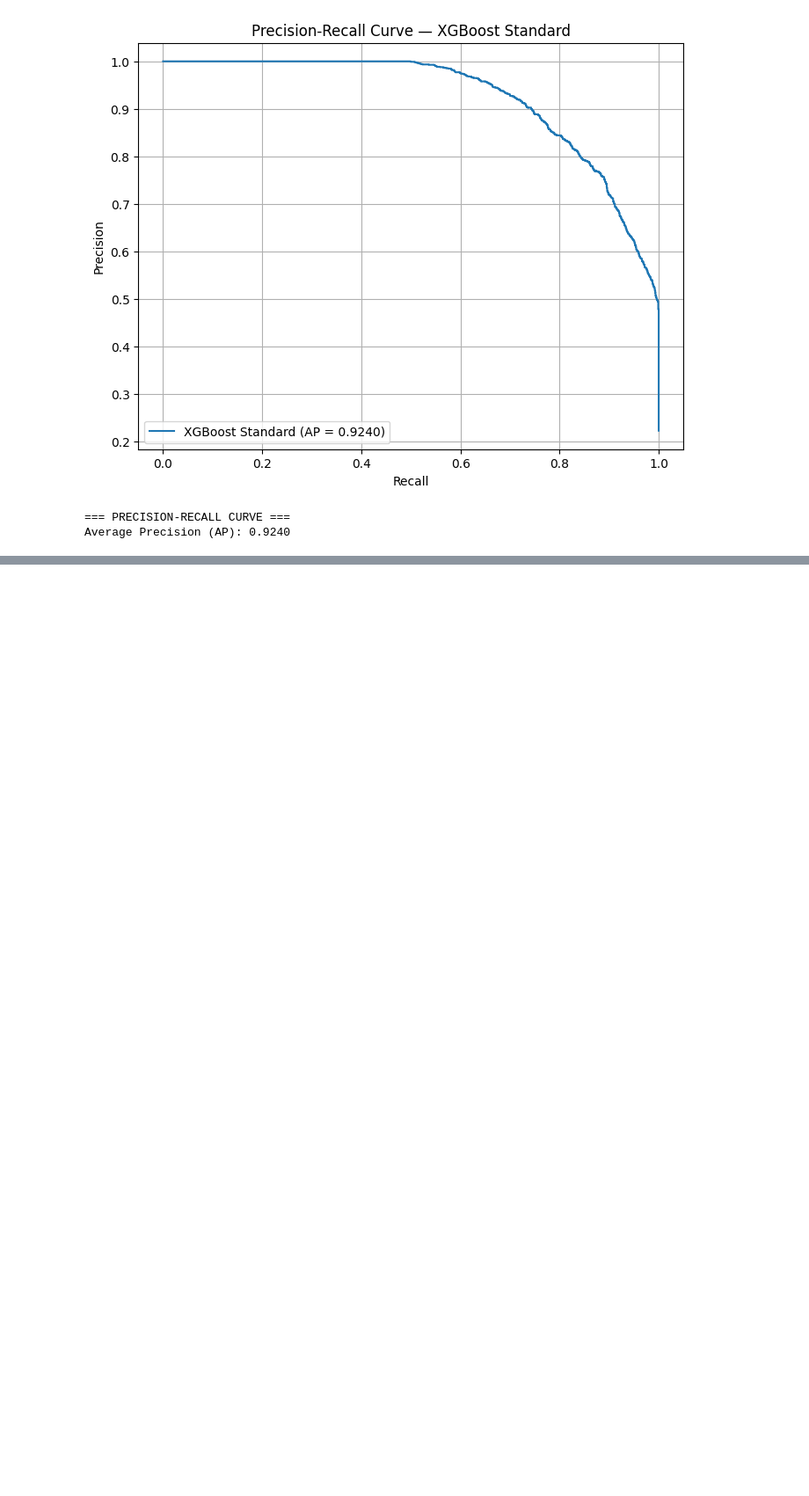
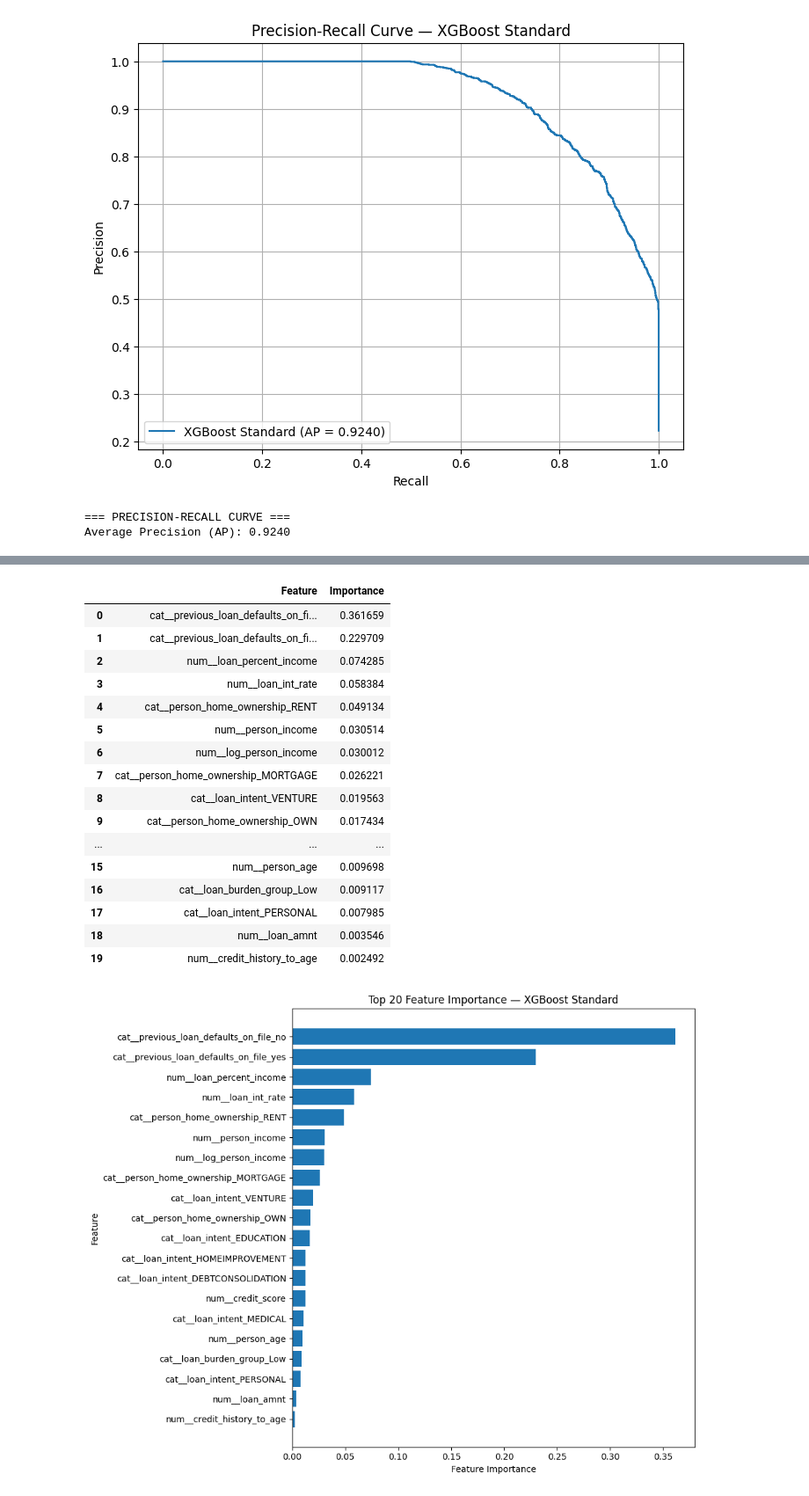
Before and after one commit to jiannyuhs-hue/ADALL_github, a Jupyter notebook: ADALL assignment/3013570Y_ADALL_ASSIGNMENT_2026Jun_(student).ipynb, the cells around one changed output, grey strips where cells are left out. Shown at 88% size. Drawn from its saved outputs; the diff is of its cells as text; code cells hidden in the pictures; blank space fills up the shorter version.

```diff
--- a/ADALL assignment/3013570Y_ADALL_ASSIGNMENT_2026Jun_(student).ipynb
+++ b/ADALL assignment/3013570Y_ADALL_ASSIGNMENT_2026Jun_(student).ipynb
@@ -2764,0 +2884,62 @@ Average Precision (AP): 0.9240
+# %%
+# ============================================================
+# FEATURE IMPORTANCE
+# CHAMPION MODEL — XGBoost Standard
+# ============================================================
+
+# Get the fitted preprocessor
+preprocessor_fitted = champion_pipeline.named_steps["preprocessor"]
+
+# Get the fitted XGBoost model
+xgb_model = champion_pipeline.named_steps["model"]
+
+# Get feature names after preprocessing / One-Hot Encoding
+feature_names = preprocessor_fitted.get_feature_names_out()
+
+# Get XGBoost feature importance
+importance = xgb_model.feature_importances_
+
+# Create feature importance DataFrame
+feature_importance_df = pd.DataFrame({
+    "Feature": feature_names,
+    "Importance": importance
+})
+
+# Sort from highest to lowest
+feature_importance_df = (
+    feature_importance_df
+    .sort_values("Importance", ascending=False)
+    .reset_index(drop=True)
+)
+
+# Display top 20
+top_n = 20
+
+print("=== TOP FEATURE IMPORTANCE ===")
+display(
+    feature_importance_df.head(top_n)
+)
+
+# ============================================================
+# PLOT TOP 20 FEATURES
+# ============================================================
+
+plot_df = feature_importance_df.head(top_n).sort_values(
+    "Importance",
+    ascending=True
+)
+
+plt.figure(figsize=(10, 8))
+
+plt.barh(
+    plot_df["Feature"],
+    plot_df["Importance"]
+)
+
+plt.title("Top 20 Feature Importance — XGBoost Standard")
+plt.xlabel("Feature Importance")
+plt.ylabel("Feature")
+
+plt.tight_layout()
+plt.show()
+# %% [output]
@@ -2764,0 +2947,18 @@ Average Precision (AP): 0.9240
+|  | Feature | Importance |
+| 0 | cat__previous_loan_defaults_on_fi... | 0.361659 |
+| 1 | cat__previous_loan_defaults_on_fi... | 0.229709 |
+| 2 | num__loan_percent_income | 0.074285 |
+| 3 | num__loan_int_rate | 0.058384 |
+| 4 | cat__person_home_ownership_RENT | 0.049134 |
+| 5 | num__person_income | 0.030514 |
+| 6 | num__log_person_income | 0.030012 |
+| 7 | cat__person_home_ownership_MORTGAGE | 0.026221 |
+| 8 | cat__loan_intent_VENTURE | 0.019563 |
+| 9 | cat__person_home_ownership_OWN | 0.017434 |
+| ... | ... | ... |
+| 15 | num__person_age | 0.009698 |
+| 16 | cat__loan_burden_group_Low | 0.009117 |
+| 17 | cat__loan_intent_PERSONAL | 0.007985 |
+| 18 | num__loan_amnt | 0.003546 |
+| 19 | num__credit_history_to_age | 0.002492 |
+[figure, added]
```
Also changed, not shown: parts of 4 cells of this notebook.
